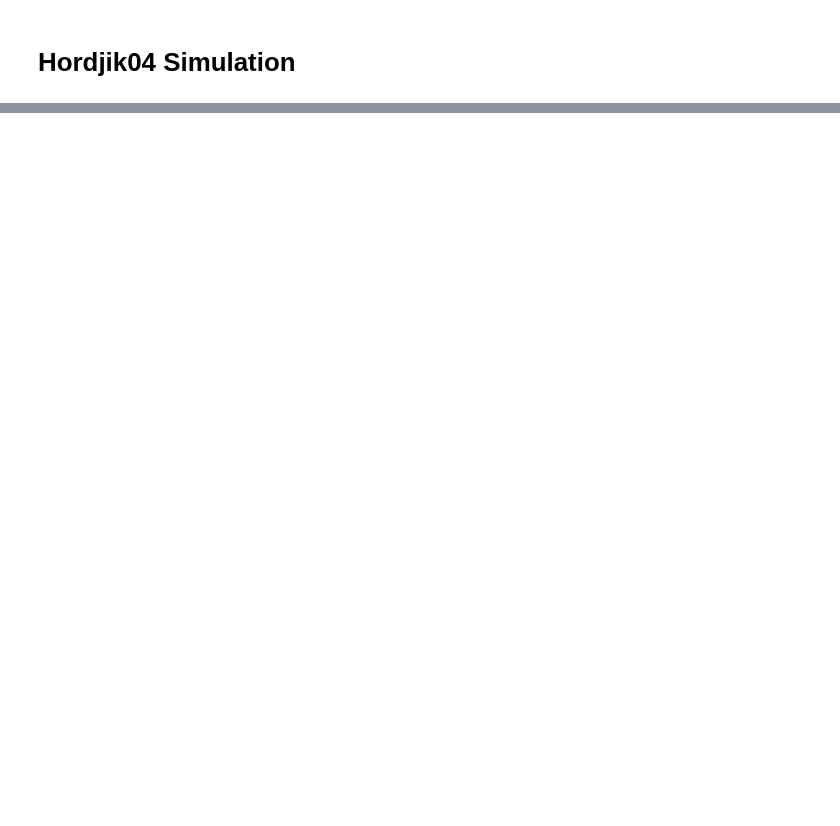
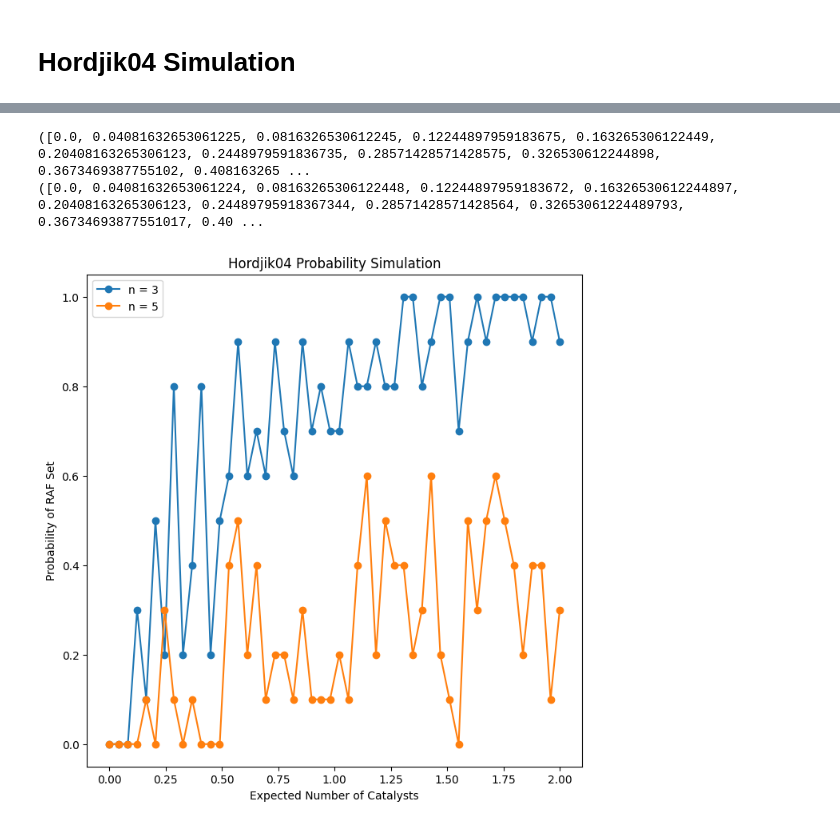
Before and after one commit to VJ-Varanasi/Autocatalytic-Reaction-Networks, a Jupyter notebook: hordjik04.ipynb, the cells around one changed output, grey strips where cells are left out. Cells and saved outputs as stored; diff of their text form; code cells hidden in the pictures; blank space fills up the shorter version.

```diff
--- a/hordjik04.ipynb
+++ b/hordjik04.ipynb
@@ -468,0 +336,44 @@ RAF_sim([10,10], [3,4], 2, 2.5)
+# %%
+def RAF_pool_sim_helper(N, n, t, f_max, reps=50):
+
+
+    X,F,R,C = create_kauffman_network(n, 0, 0)
+    R_size = len(R)
+    p_max = f_max/R_size
+    ps = np.linspace(0,p_max, reps)
+    Xs = []
+    Ys= []
+    for p in ps:
+        raf_count = 0
+        for k in range(N):
+            X,F,R,C = create_kauffman_network(n, t, p)
+            raf_count = RAF(X,F,R,C) + raf_count
+
+        Xs.append(p*R_size)
+        Ys.append(raf_count/N)
+
+    return (Xs, Ys, n)
+# %%
+def RAF_pool_sim(Ns, ns, t, f_max, reps = 50):
+    plt.figure(figsize=(8,8))
+    pool = multiprocess.Pool()
+
+    with pool as p:
+        vals = []
+        for i in range(len(Ns)):
+            vals = vals + [(Ns[i], ns[i], t, f_max, reps)]
+
+        for result in p.starmap(RAF_pool_sim_helper, vals):
+            plt.plot(result[0],result[1], "-o", label= "n = {}".format(result[2]))
+
+    plt.legend()
+    plt.xlabel("Expected Number of Catalysts")
+    plt.ylabel("Probability of RAF Set")
+    plt.title("Hordjik04 Probability Simulation")
+    plt.show()
+# %%
+RAF_pool_sim([10,10], [3,5], 2,2)
+# %% [output]
+([0.0, 0.04081632653061225, 0.0816326530612245, 0.12244897959183675, 0.163265306122449, 0.20408163265306123, 0.2448979591836735, 0.28571428571428575, 0.326530612244898, 0.3673469387755102, 0.408163265 ...
+([0.0, 0.04081632653061224, 0.08163265306122448, 0.12244897959183672, 0.16326530612244897, 0.20408163265306123, 0.24489795918367344, 0.28571428571428564, 0.32653061224489793, 0.36734693877551017, 0.40 ...
+[figure, added]
```
Also changed, not shown: parts of 17 cells of this notebook.
